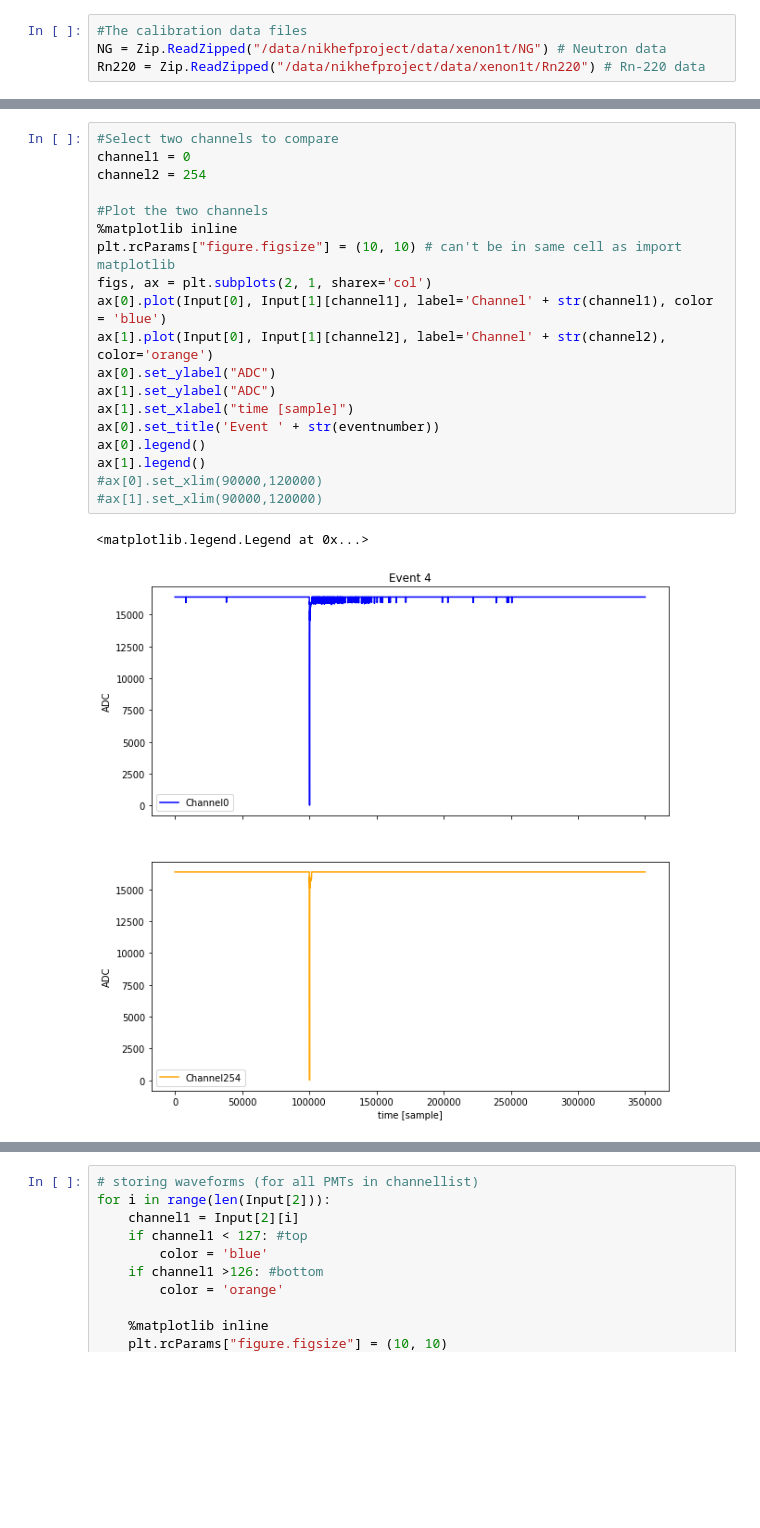
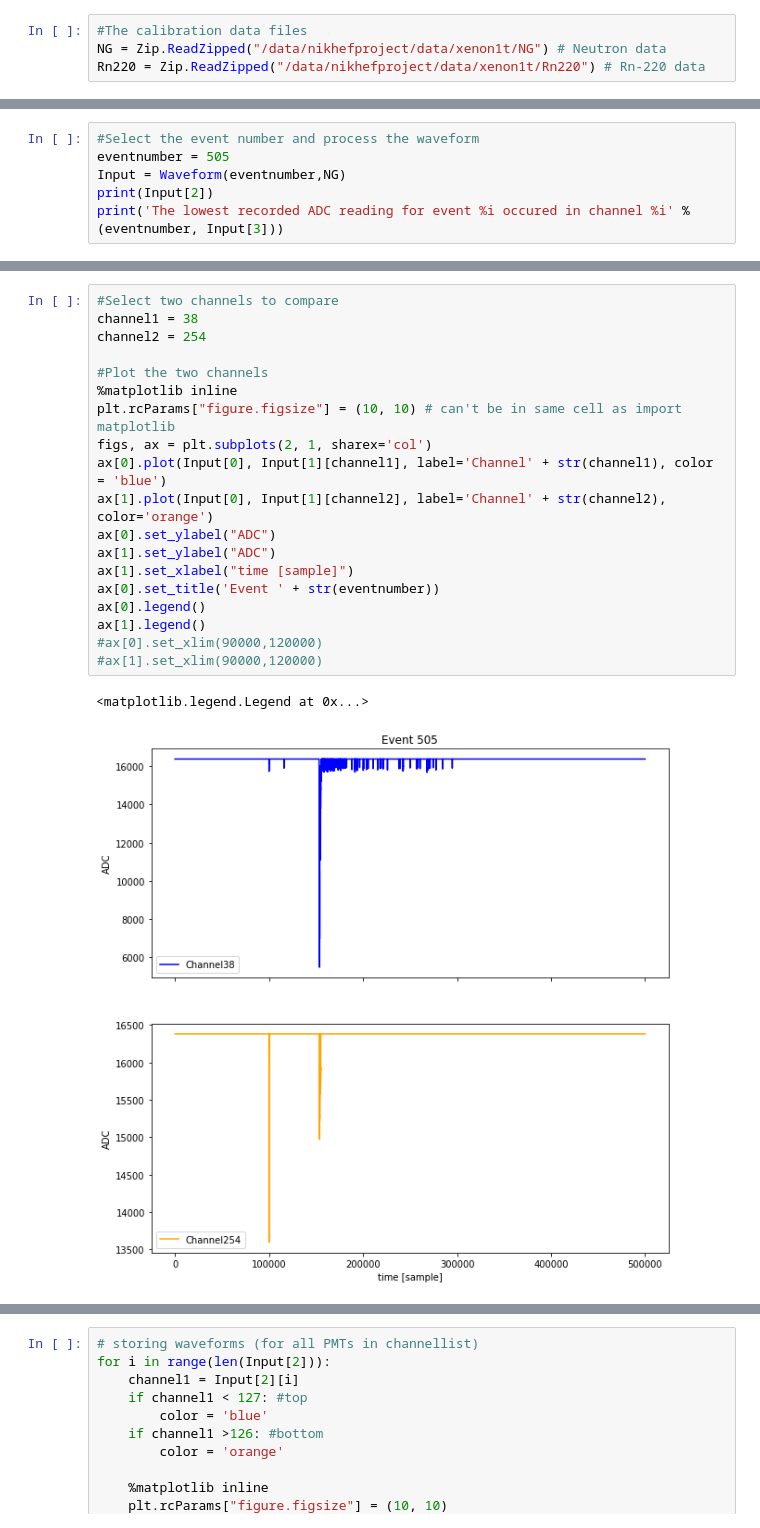
Before and after one commit to wesselrijk/XENON1T_NikhefProject, a Jupyter notebook: DataAnalysis/XENON1T-Waveforms.ipynb, the cells around one changed output, grey strips where cells are left out. Cells and saved outputs as stored; diff of their text form; blank space fills up the shorter version.

```diff
--- a/DataAnalysis/XENON1T-Waveforms.ipynb
+++ b/DataAnalysis/XENON1T-Waveforms.ipynb
@@ -64,0 +56,6 @@ The lowest recorded ADC reading for event 4 occured in channel 169
+# %%
+#Select the event number and process the waveform
+eventnumber = 505
+Input = Waveform(eventnumber,NG)
+print(Input[2])
+print('The lowest recorded ADC reading for event %i occured in channel %i' % (eventnumber, Input[3]))
@@ -65,22 +65,22 @@ The lowest recorded ADC reading for event 4 occured in channel 169
 # %%
 #Select two channels to compare
-channel1 = 0
+channel1 = 38
 channel2 = 254
 
 #Plot the two channels
 %matplotlib inline
 plt.rcParams["figure.figsize"] = (10, 10) # can't be in same cell as import matplotlib
 figs, ax = plt.subplots(2, 1, sharex='col')
 ax[0].plot(Input[0], Input[1][channel1], label='Channel' + str(channel1), color = 'blue')
 ax[1].plot(Input[0], Input[1][channel2], label='Channel' + str(channel2), color='orange')
 ax[0].set_ylabel("ADC")
 ax[1].set_ylabel("ADC")
 ax[1].set_xlabel("time [sample]")
 ax[0].set_title('Event ' + str(eventnumber))
 ax[0].legend()
 ax[1].legend()
 #ax[0].set_xlim(90000,120000)
 #ax[1].set_xlim(90000,120000)
 # %% [output]
 <matplotlib.legend.Legend at 0x...>
-[figure, old version]
+[figure, new version]
```
Also changed, not shown: parts of 3 cells of this notebook, 25 other files.
